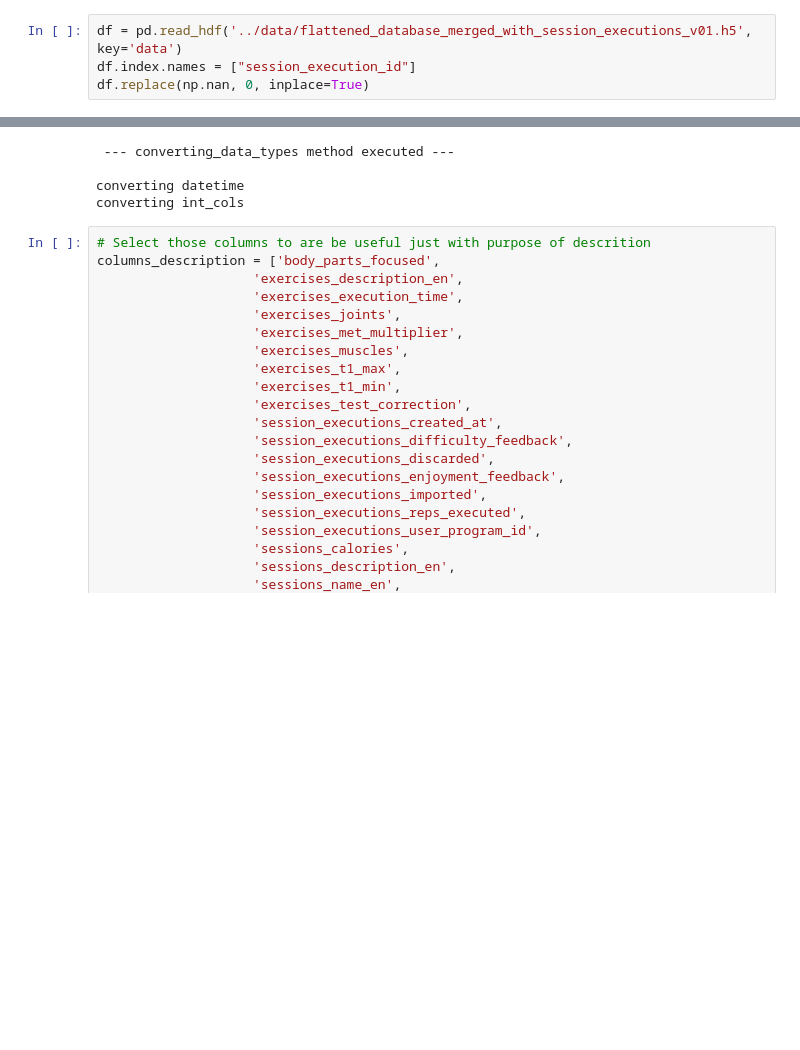
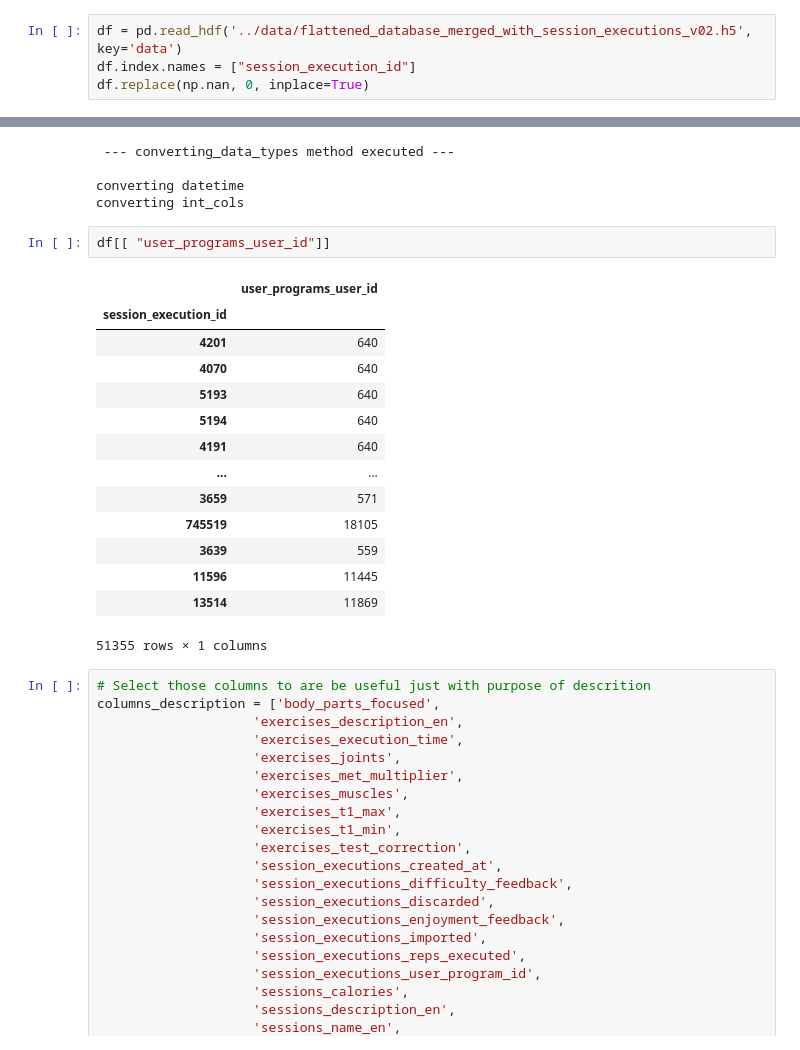
Before and after one commit to evidadeusto/mhunters, a Jupyter notebook: analysis_oscar_preprocessing/data_cleaning_merged_table.ipynb, the cells around one changed output, grey strips where cells are left out. Drawn from its saved outputs; the diff is of its cells as text; blank space fills up the shorter version.

```diff
--- a/analysis_oscar_preprocessing/data_cleaning_merged_table.ipynb
+++ b/analysis_oscar_preprocessing/data_cleaning_merged_table.ipynb
@@ -25,6 +25,6 @@ import copy
 
 pd.set_option('display.max_rows', 500)
 # %%
-df = pd.read_hdf('../data/flattened_database_merged_with_session_executions_v01.h5',  key='data')
+df = pd.read_hdf('../data/flattened_database_merged_with_session_executions_v02.h5',  key='data')
 df.index.names = ["session_execution_id"]
 df.replace(np.nan, 0, inplace=True)
@@ -47,6 +43,23 @@ df = cleaner.converting_data_types(change_data_type_columns)
 
 converting datetime
 converting int_cols
+# %%
+df[[ "user_programs_user_id"]]
+# %% [output]
+|  | user_programs_user_id |
+| session_execution_id |  |
+| 4201 | 640 |
+| 4070 | 640 |
+| 5193 | 640 |
+| 5194 | 640 |
+| 4191 | 640 |
+| ... | ... |
+| 3659 | 571 |
+| 745519 | 18105 |
+| 3639 | 559 |
+| 11596 | 11445 |
+| 13514 | 11869 |
+51355 rows × 1 columns
 # %%
 # Select those columns to are be useful just with purpose of descrition
 columns_description = ['body_parts_focused',
```
Also changed, not shown: parts of 1 cell of this notebook, 1 other file.
